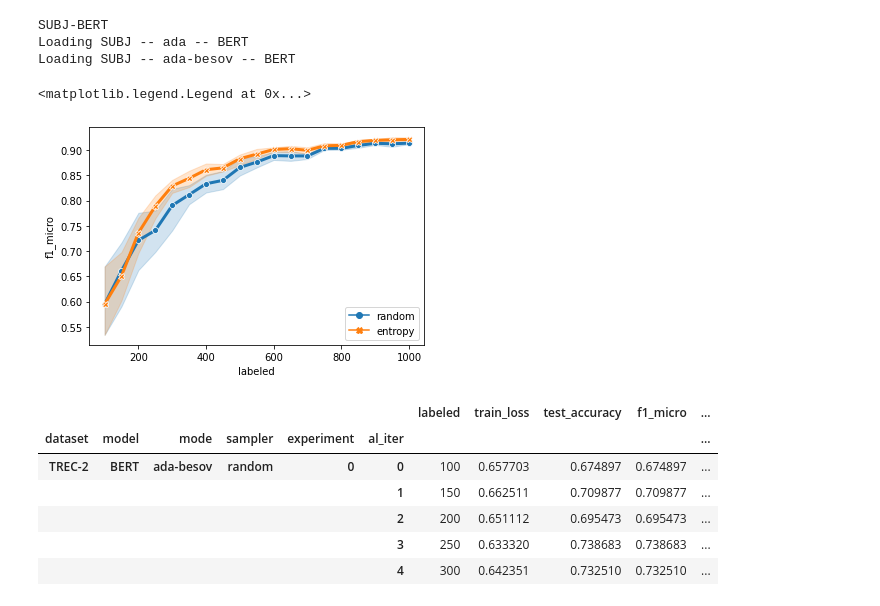
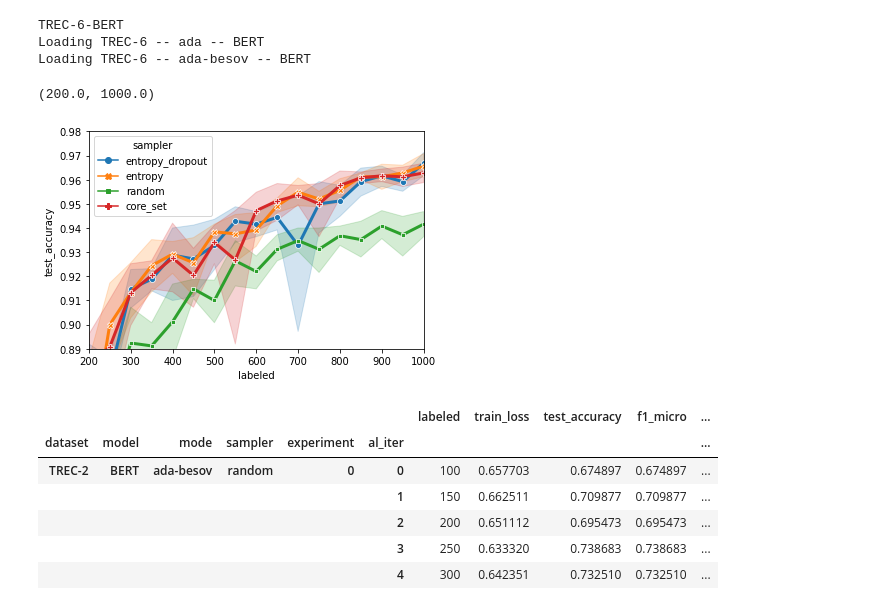
Before and after one commit to josipjukic/adapter-al, a Jupyter notebook: tinkering.ipynb, the cells around one changed output. Saved outputs shown, nothing was run; the diff lists cells and outputs as text; code cells hidden in the pictures.

```diff
--- a/tinkering.ipynb
+++ b/tinkering.ipynb
@@ -24,7 +24,7 @@ load_anti = False
 n = 0  # AL step at which evaluation (AUC) starts
 model = "BERT"
 mode = "ada"
-dataset = "SUBJ"
+dataset = "TREC-6"
 
 aucs = []
 trs = []
@@ -62,27 +62,27 @@ for load_mode in ["last", "best"]:
 df_tr = pd.concat(trs)
 df_auc = pd.concat(aucs)
 # %% [output]
-SUBJ-BERT
-Loading SUBJ -- ada -- BERT
-Loading SUBJ -- ada-besov -- BERT
+TREC-6-BERT
+Loading TREC-6 -- ada -- BERT
+Loading TREC-6 -- ada-besov -- BERT
 # %%
 g = sns.lineplot(
     data=df_tr[df_tr.index.get_level_values("mode") == "ada-besov"],
     x="labeled",
-    y="f1_micro",
+    y="test_accuracy",
     hue="sampler",
     style="sampler",
     markers=True,
     dashes=False,
     ci=95,
     linewidth=3,
 )
-plt.legend(loc='lower right')
-# g.set_ylim(0.89, 0.98)
-# g.set_xlim(100, 1000)
+# plt.legend(loc='lower right')
+g.set_ylim(0.89, 0.98)
+g.set_xlim(200, 1000)
 # %% [output]
-<matplotlib.legend.Legend at 0x...>
+(200.0, 1000.0)
-[figure, old version]
+[figure, new version]
 # %%
 df_tr
 # %% [output]
```
Also changed, not shown: 3 other files.
